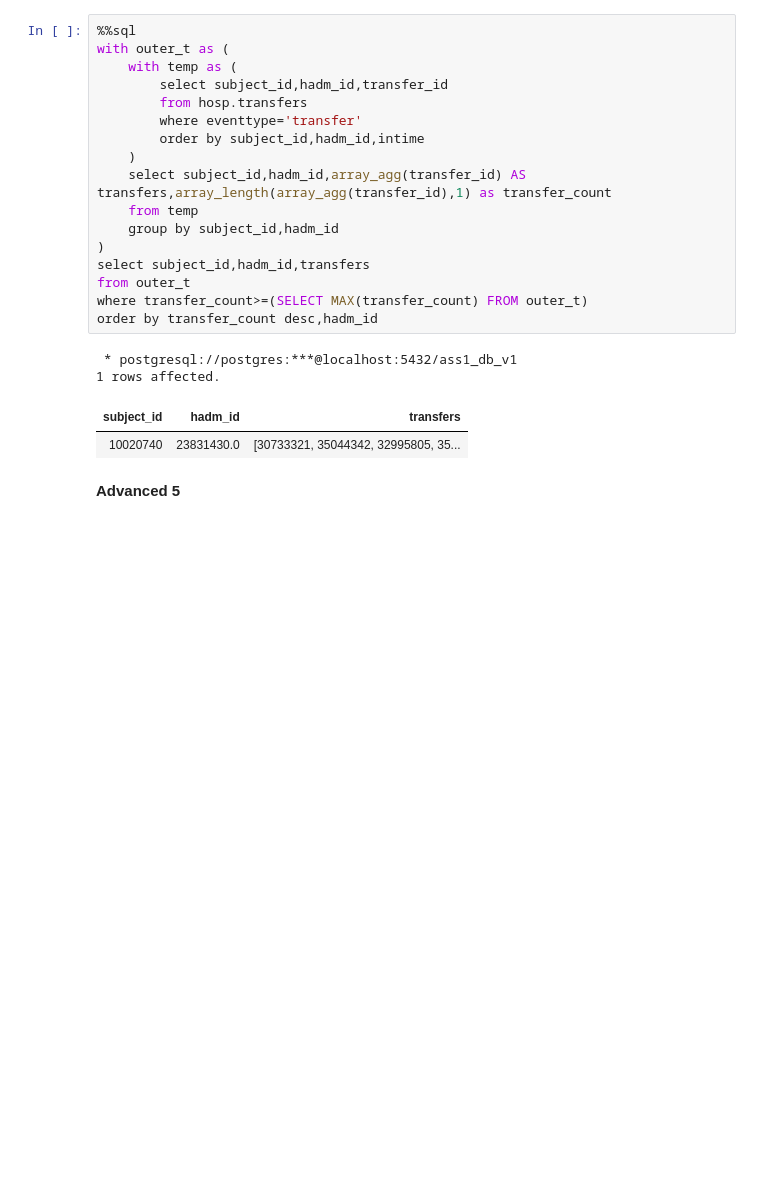
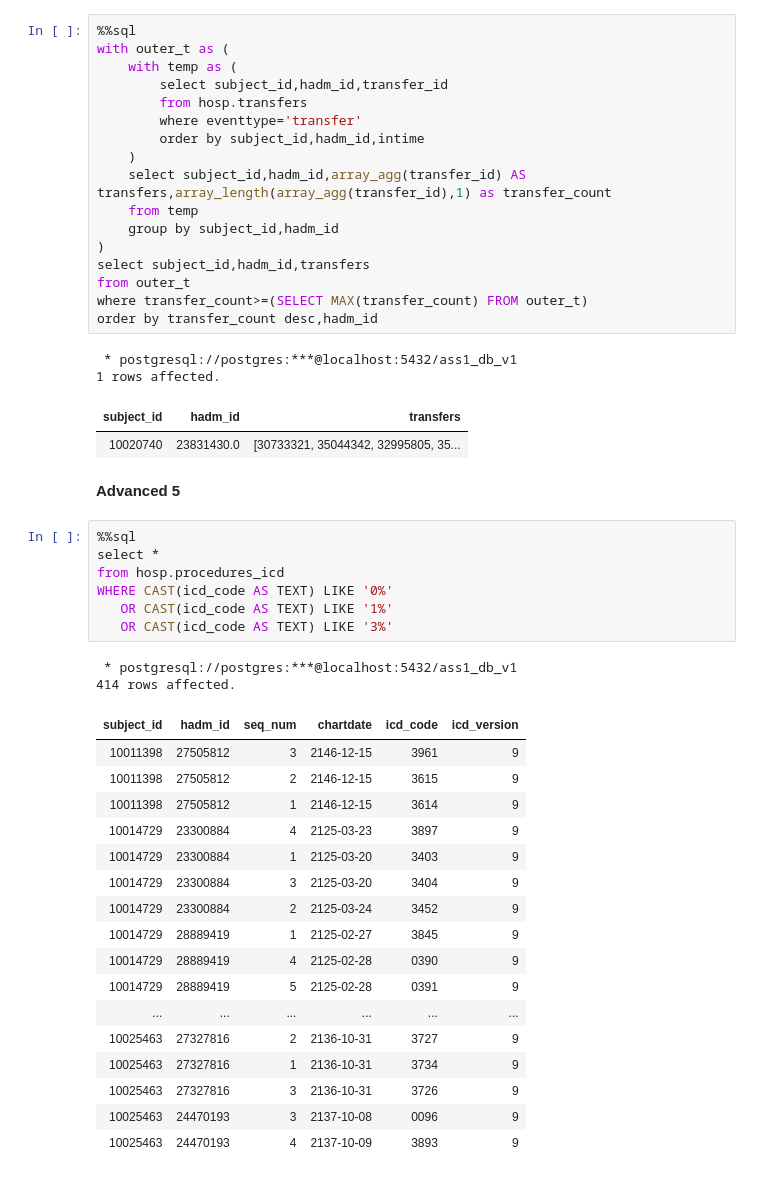
Before and after one commit to sarthak-panda/Sem6, a Jupyter notebook: COL362/Assignments/A1/rough.ipynb, the cells around one changed output. Drawn from its saved outputs; the diff is of its cells as text; blank space fills up the shorter version.

```diff
--- a/COL362/Assignments/A1/rough.ipynb
+++ b/COL362/Assignments/A1/rough.ipynb
@@ -1154,6 +1154,33 @@ order by transfer_count desc,hadm_id
 | 10020740 | 23831430.0 | [30733321, 35044342, 32995805, 35... |
 # %% [markdown]
 **Advanced 5**
+# %%
+%%sql
+select *
+from hosp.procedures_icd
+WHERE CAST(icd_code AS TEXT) LIKE '0%'
+   OR CAST(icd_code AS TEXT) LIKE '1%'
+   OR CAST(icd_code AS TEXT) LIKE '3%'
+# %% [output]
+ * postgresql://postgres:***@localhost:5432/ass1_db_v1
+414 rows affected.
+| subject_id | hadm_id | seq_num | chartdate | icd_code | icd_version |
+| 10011398 | 27505812 | 3 | 2146-12-15 | 3961 | 9 |
+| 10011398 | 27505812 | 2 | 2146-12-15 | 3615 | 9 |
+| 10011398 | 27505812 | 1 | 2146-12-15 | 3614 | 9 |
+| 10014729 | 23300884 | 4 | 2125-03-23 | 3897 | 9 |
+| 10014729 | 23300884 | 1 | 2125-03-20 | 3403 | 9 |
+| 10014729 | 23300884 | 3 | 2125-03-20 | 3404 | 9 |
+| 10014729 | 23300884 | 2 | 2125-03-24 | 3452 | 9 |
+| 10014729 | 28889419 | 1 | 2125-02-27 | 3845 | 9 |
+| 10014729 | 28889419 | 4 | 2125-02-28 | 0390 | 9 |
+| 10014729 | 28889419 | 5 | 2125-02-28 | 0391 | 9 |
+| ... | ... | ... | ... | ... | ... |
+| 10025463 | 27327816 | 2 | 2136-10-31 | 3727 | 9 |
+| 10025463 | 27327816 | 1 | 2136-10-31 | 3734 | 9 |
+| 10025463 | 27327816 | 3 | 2136-10-31 | 3726 | 9 |
+| 10025463 | 24470193 | 3 | 2137-10-08 | 0096 | 9 |
+| 10025463 | 24470193 | 4 | 2137-10-09 | 3893 | 9 |
 # %%
 %%sql
 select subject_id,hadm_id,chartdate
```
Also changed, not shown: parts of 6 cells of this notebook.
